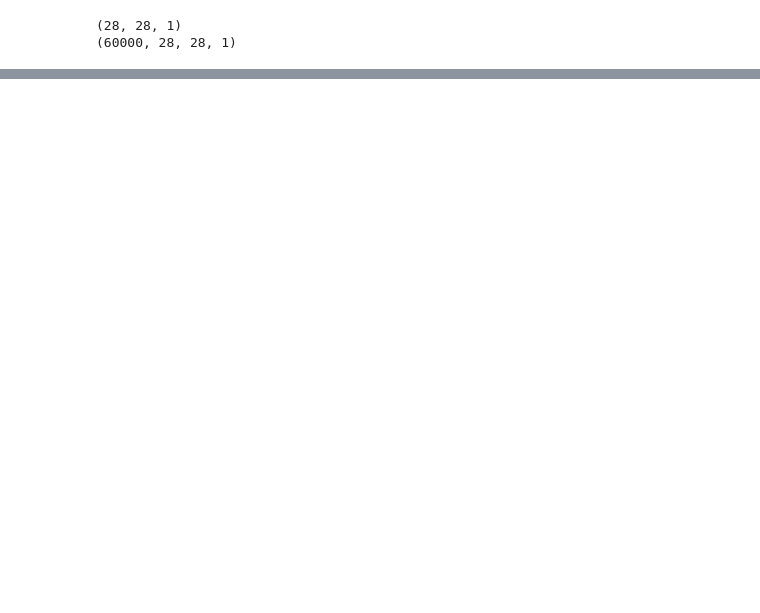
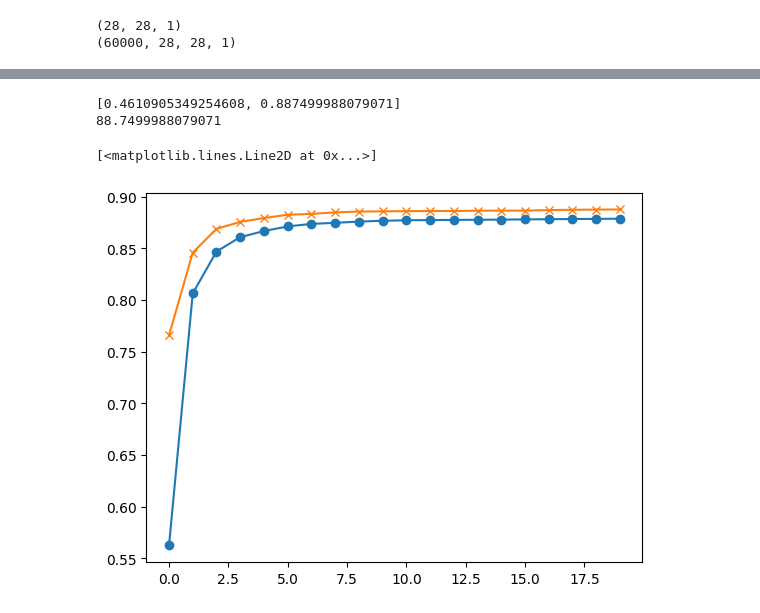
Before and after one commit to tuningkiwi/imageProcessing, a Jupyter notebook: img/lenet.ipynb, the cells around one changed output, grey strips where cells are left out. Cells and saved outputs as stored; diff of their text form; code cells hidden in the pictures; blank space fills up the shorter version.

```diff
--- a/img/lenet.ipynb
+++ b/img/lenet.ipynb
@@ -223,7 +218,7 @@ def lr_schedule(epoch):
 lr_schedule = LearningRateScheduler(lr_schedule)
 
 checkpoint = ModelCheckpoint(
-    filepath = 'model.weights.bes.hdf5',
+    filepath = 'model.weights.best.hdf5',
     verbose = 1,
     save_best_only= True
 )
@@ -272,0 +270,17 @@ Epoch 20: val_loss improved from 0.47512 to 0.47408, saving model to model.weigh
+# %%
+score = model.evaluate(x_test, y_test, verbose = 0 )
+print(score)
+accuracy = score[1]*100
+print(accuracy)
+# %% [output]
+[0.4610905349254608, 0.887499988079071]
+88.7499988079071
+# %%
+import matplotlib.pyplot as plt
+
+fig, ax = plt.subplots()
+ax.plot(hist.history['accuracy'],'o-')
+ax.plot(hist.history['val_accuracy'],'x-')
+# %% [output]
+[<matplotlib.lines.Line2D at 0x...>]
+[figure, added]
```
Also changed, not shown: parts of 5 cells of this notebook.
